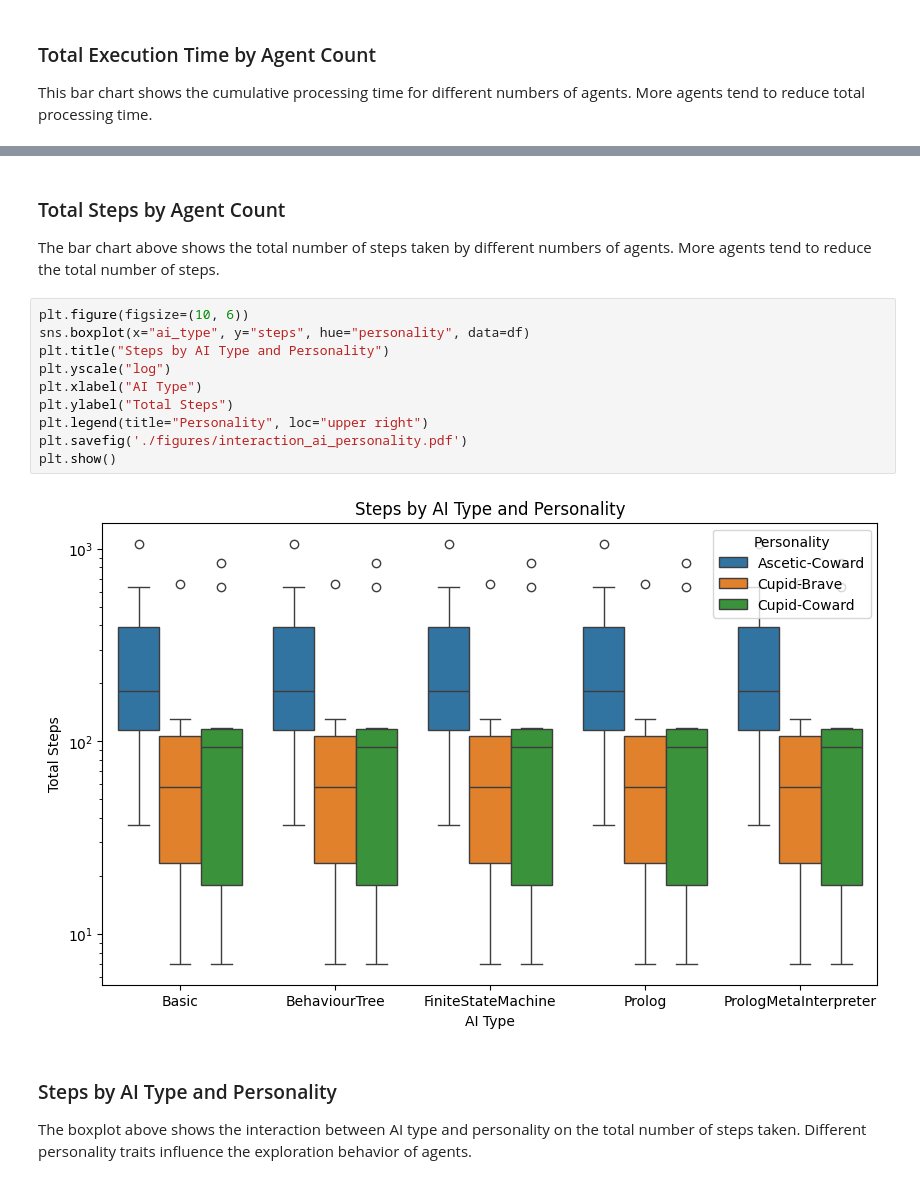
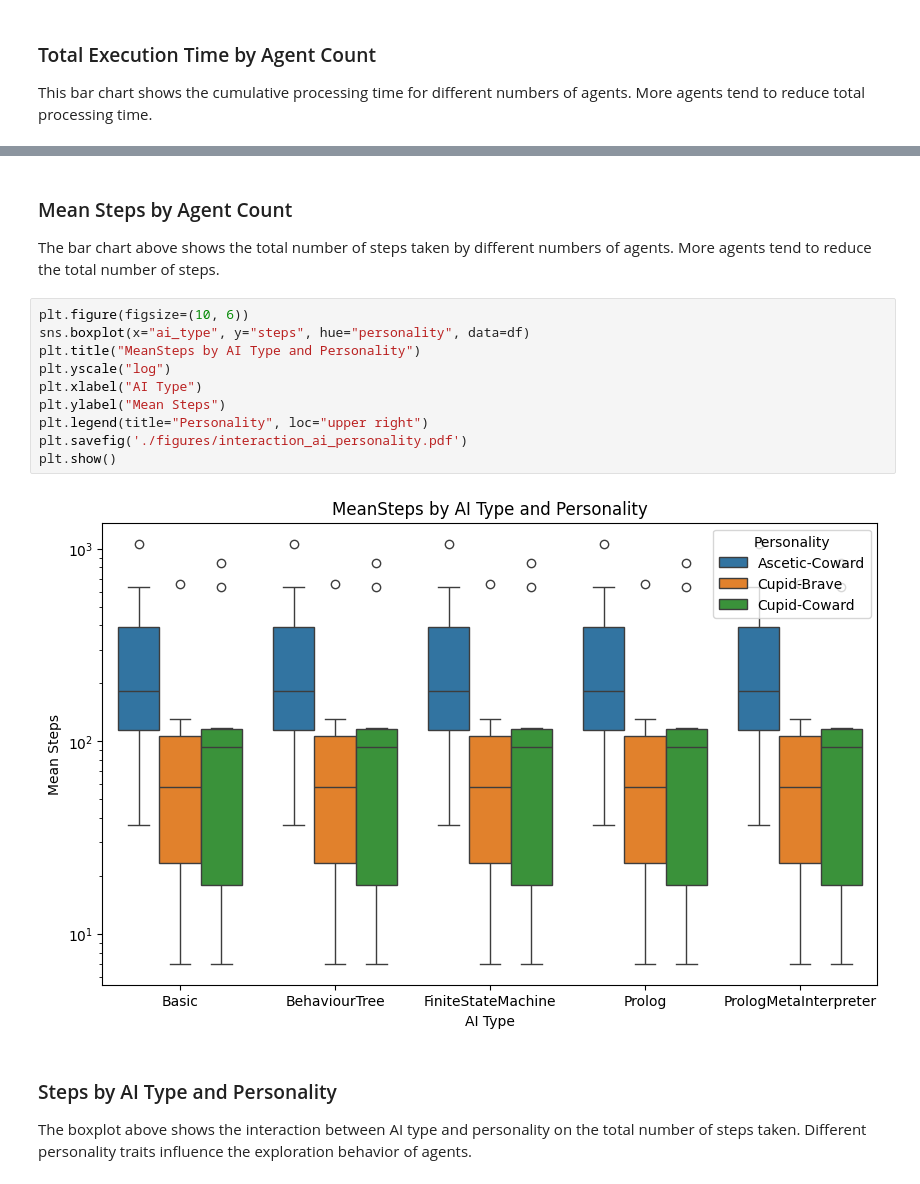
Before and after one commit to lapeyrade/WumpusWorld, a Jupyter notebook: data/data_analysis.ipynb, the cells around one changed output, grey strips where cells are left out. Drawn from its saved outputs; the diff is of its cells as text.

```diff
--- a/data/data_analysis.ipynb
+++ b/data/data_analysis.ipynb
@@ -374,20 +374,20 @@ plt.show()
 # %% [output]
 [figure]
 # %% [markdown]
-### Total Steps by Agent Count
+### Mean Steps by Agent Count
 The bar chart above shows the total number of steps taken by different numbers of agents. More agents tend to reduce the total number of steps.
 # %%
 plt.figure(figsize=(10, 6))
 sns.boxplot(x="ai_type", y="steps", hue="personality", data=df)
-plt.title("Steps by AI Type and Personality")
+plt.title("MeanSteps by AI Type and Personality")
 plt.yscale("log")
 plt.xlabel("AI Type")
-plt.ylabel("Total Steps")
+plt.ylabel("Mean Steps")
 plt.legend(title="Personality", loc="upper right")
 plt.savefig('./figures/interaction_ai_personality.pdf')
 plt.show()
 # %% [output]
-[figure, old version]
+[figure, new version]
 # %% [markdown]
 ### Steps by AI Type and Personality
 The boxplot above shows the interaction between AI type and personality on the total number of steps taken. Different personality traits influence the exploration behavior of agents.
```
Also changed, not shown: parts of 6 cells of this notebook, 4 other files.
